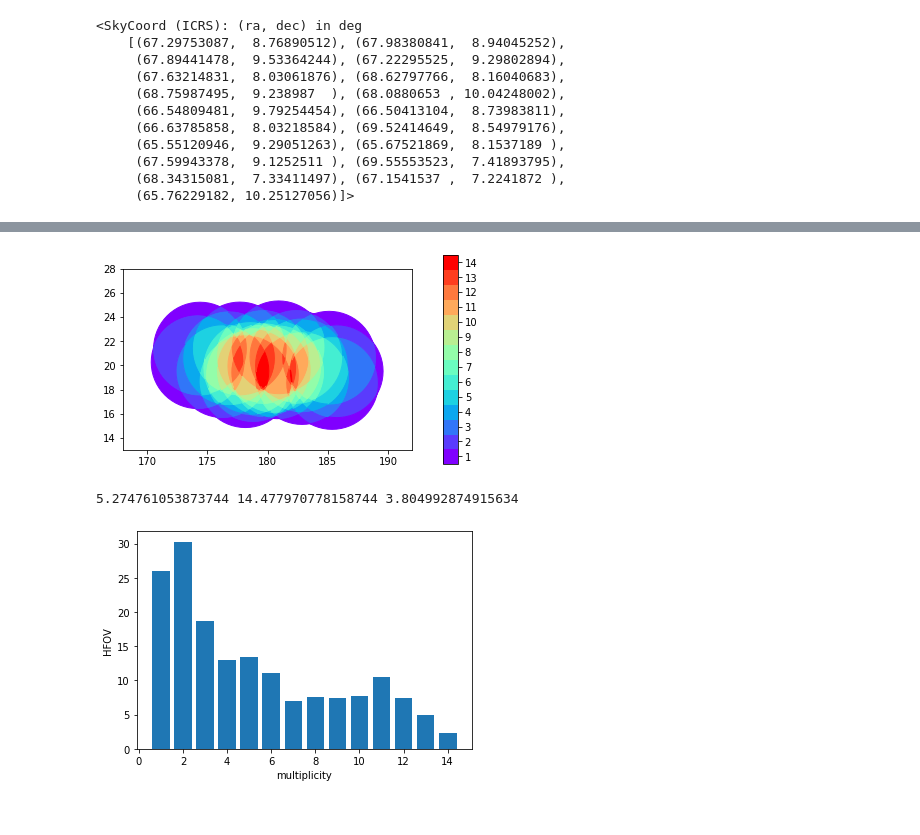
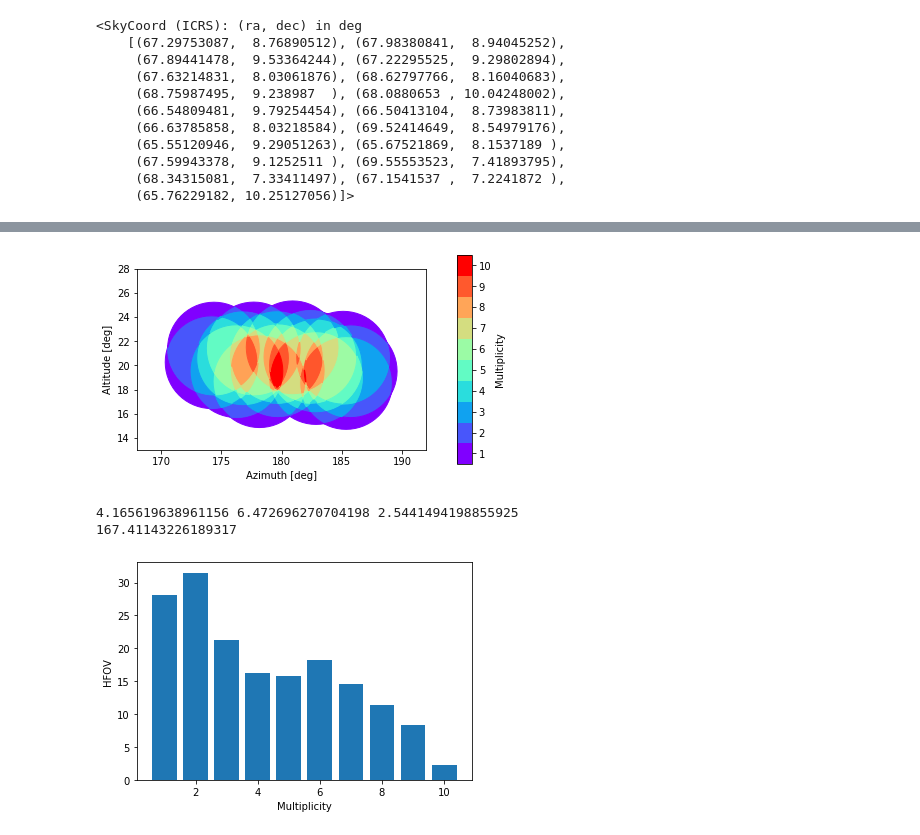
Before and after one commit to Iburelli/Divergent-Pointing, a Jupyter notebook: divtel/North_layout_test.ipynb, the cells around one changed output, grey strips where cells are left out. Saved outputs shown, nothing was run; the diff lists cells and outputs as text; code cells hidden in the pictures.

```diff
--- a/divtel/North_layout_test.ipynb
+++ b/divtel/North_layout_test.ipynb
@@ -292,8 +283,16 @@ from shapely.ops import unary_union, polygonize
 from shapely.geometry import mapping, Polygon, Point, LineString
 
 polygons = {}
-for ii, tel in enumerate(tels_pointing, 1):
-    polygons[ii-1] = Point(tel.az.degree, 90-tel.alt.degree).buffer(7.7/2)
+for ii, tel in enumerate(array.telescopes, 1):
+    #if ii < 5: #LST only
+    if ii > 4: #MST only
+        tel_alt = tel.alt
+        tel_az = tel.az
+        tels_points = SkyCoord(alt=tel.alt.value,az=tel.az.value, frame=altaz, unit='rad')
+        polygons[ii-1] = Point(tels_points.az.degree, 90-tels_points.alt.degree).buffer(tel.camera_radius)
+
+#for ii, tel in enumerate(tels_pointing, 1):
+    #polygons[ii-1] = Point(tel.az.degree, 90-tel.alt.degree).buffer(7.7/2)
 #print(polygons)
 
 xrange = [168, 192]
@@ -316,6 +315,7 @@ for i in range(len(res)):
 
 
 max_multiplicity = max(dict_count_overlaps.values())
+#print(max_multiplicity)
 
 cmap = plt.cm.get_cmap('rainbow')
 color_list = cmap(np.linspace(0, 1, max_multiplicity))
@@ -337,36 +337,43 @@ for pol_id, pol in result.items():
 
 norm = mpl.colors.BoundaryNorm(bounds, cmap.N)
 
 cb1 = mpl.colorbar.ColorbarBase(ax_cb,
                                  norm=norm,
                                  cmap=cmap,
                                  boundaries = bounds,
-                                 orientation='vertical')
+                                 orientation='vertical',
+                                label='Multiplicity')
 cb1.set_ticks(np.arange(max_multiplicity + 1) + 0.5)
 cb1.set_ticklabels(np.arange(max_multiplicity + 1) + 1)
 
+ax.set_xlabel("Azimuth [deg]")
+ax.set_ylabel("Altitude [deg]")
 ax.set_xlim(*xrange)
 ax.set_ylim(*yrange)
 ax.set_aspect(1)
+plt.savefig("multiplicity_01.png")
 plt.show()
 
 hfov = []
 for patchsky in res:
      hfov.append(patchsky.area)
+     #print(patchsky.area)
 
 hfov = np.array(hfov)
 # multiplicity associated with each patch
 overlaps = np.array(list(dict_count_overlaps.values()))
 average_overlap = np.average(overlaps, weights=hfov)
 variance = np.average((overlaps-average_overlap)**2, weights=hfov)
 print(average_overlap, variance, np.sqrt(variance))
-
+print(hfov.sum())
 plt.figure()
 plt.bar(list(set(overlaps)), [hfov[overlaps==i].sum() for i in set(overlaps)])
 plt.ylabel('HFOV')
-plt.xlabel('multiplicity')
+plt.xlabel('Multiplicity')
+plt.savefig("multiplicity_chart_01.png")
 plt.show()
 # %% [output]
-[figure, old version]
+[figure, new version]
-5.274761053873744 14.477970778158744 3.804992874915634
+4.165619638961156 6.472696270704198 2.5441494198855925
+167.41143226189317
-[figure, old version]
+[figure, new version]
```
Also changed, not shown: parts of 8 cells of this notebook, 1 other file.
